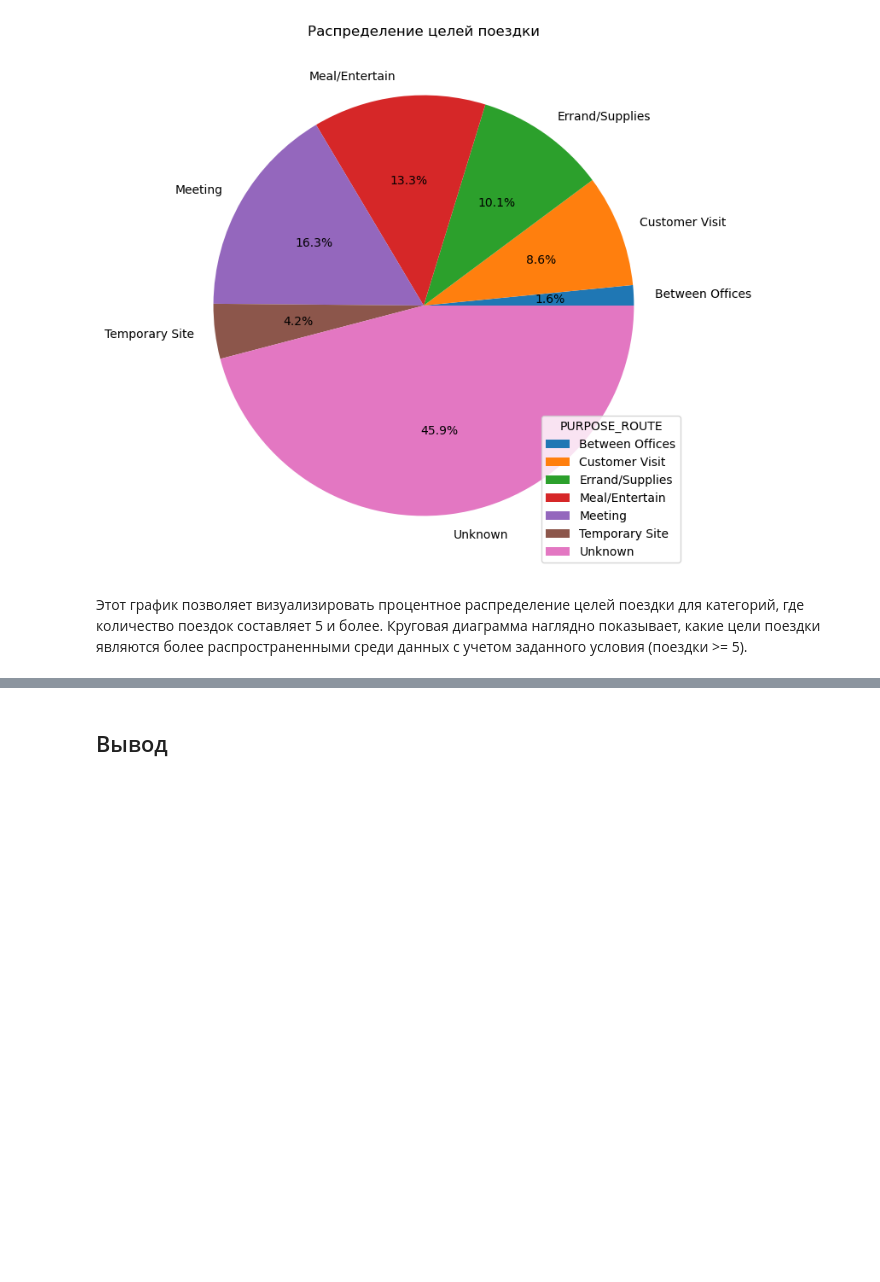
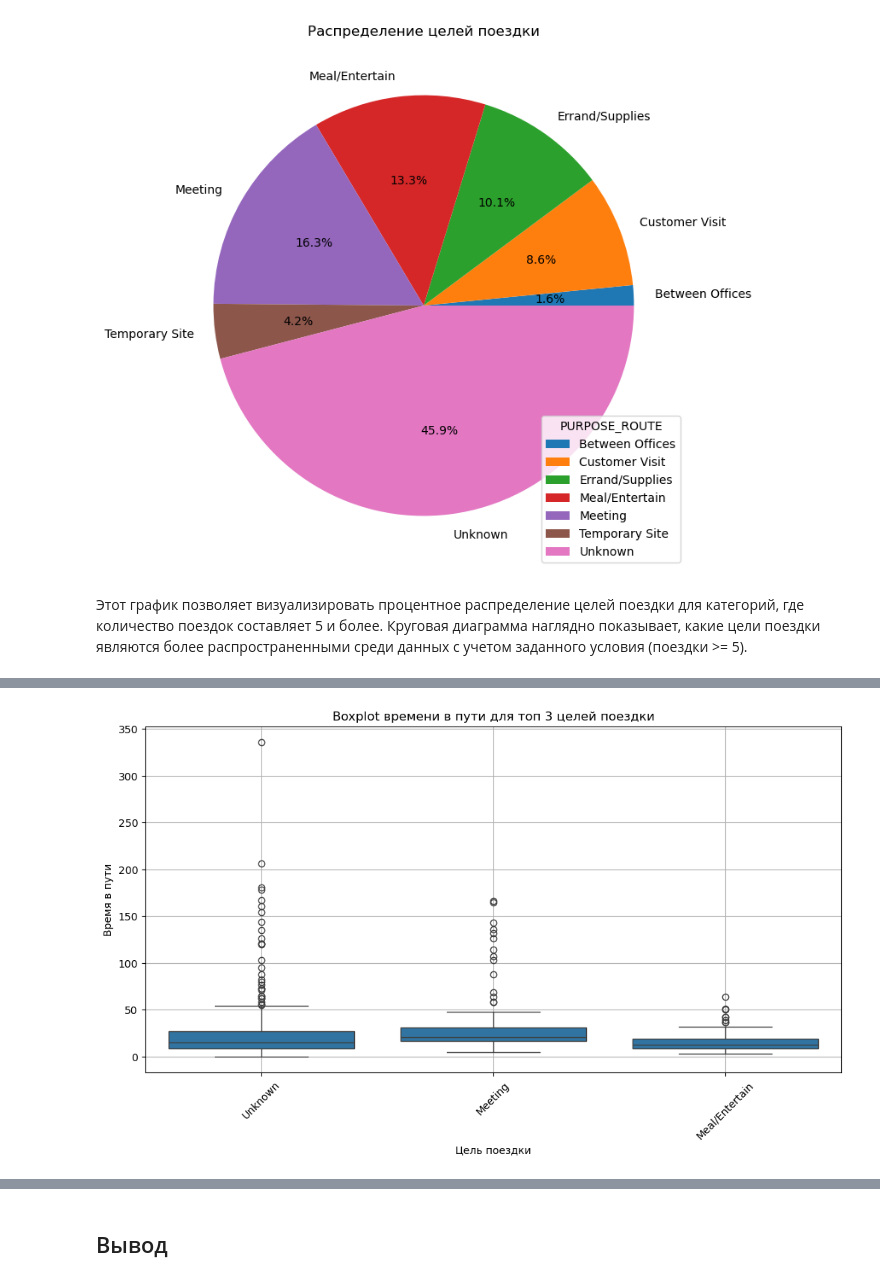
Before and after one commit to TanukiY/DataAnalysis, a Jupyter notebook: LR2/lr2.ipynb, the cells around one changed output, grey strips where cells are left out. Drawn from its saved outputs; the diff is of its cells as text; code cells hidden in the pictures; blank space fills up the shorter version.

```diff
--- a/LR2/lr2.ipynb
+++ b/LR2/lr2.ipynb
@@ -297,0 +304,12 @@ Text(0.5, 1.0, 'Распределение целей поездки')
+# %%
+df_top_3 = df['PURPOSE_ROUTE'].value_counts().nlargest(3).index
+filtered_df = df[df['PURPOSE_ROUTE'].isin(df_top_3)]
+plt.figure(figsize=(12, 6))
+sns.boxplot(x='PURPOSE_ROUTE', y='TIME', data=filtered_df, order=df_top_3)
+plt.xlabel('Цель поездки')
+plt.ylabel('Время в пути')
+plt.title('Boxplot времени в пути для топ 3 целей поездки')
+plt.xticks(rotation=45)
+plt.grid(True)
+# %% [output]
+[figure, added]
```
Also changed, not shown: parts of 14 cells of this notebook, 2 other files.
